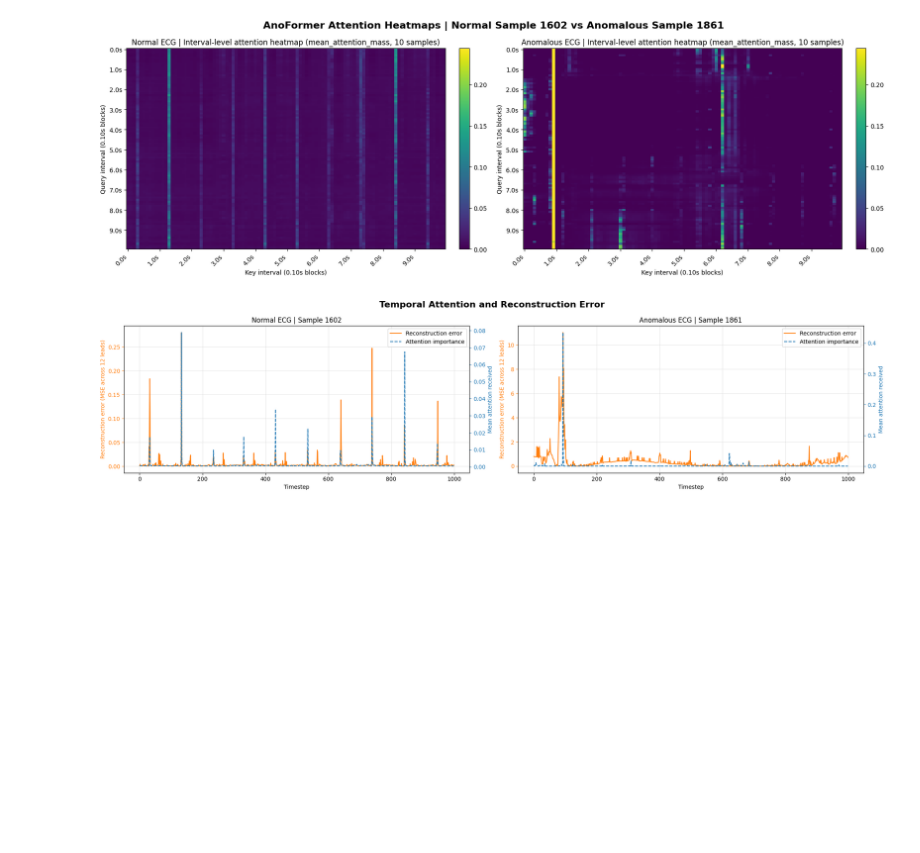
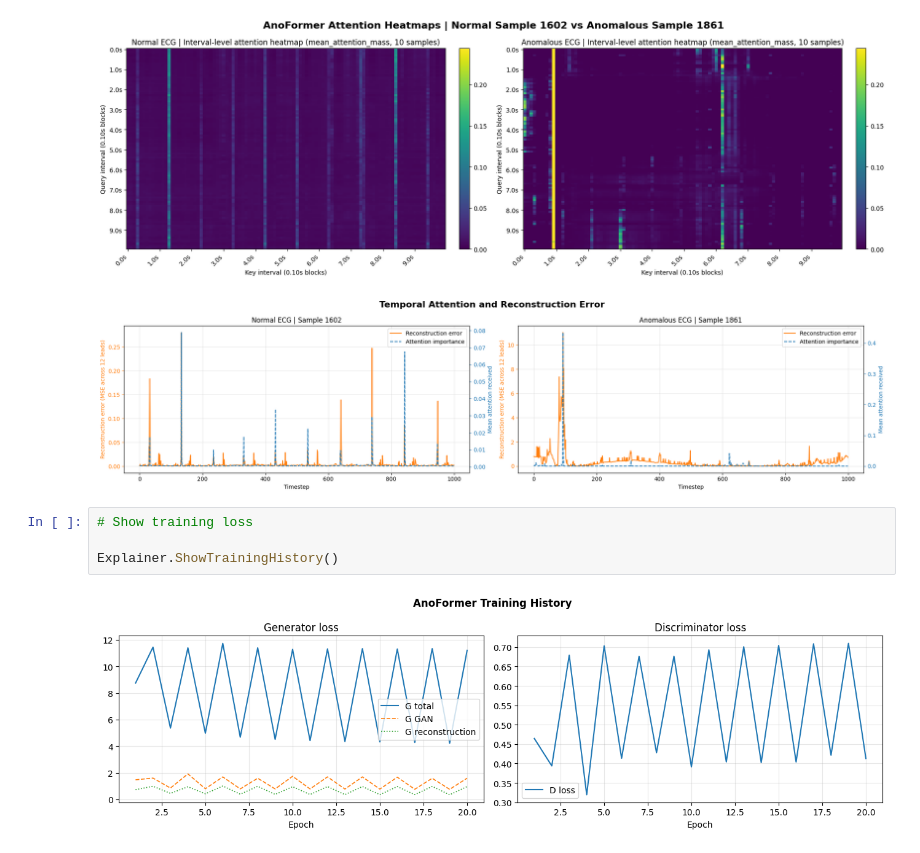
Before and after one commit to sharaffatima/Thesis, a Jupyter notebook: notebooks/02_train_anoformer.ipynb, the cells around one changed output. Drawn from its saved outputs; the diff is of its cells as text; blank space fills up the shorter version.

```diff
--- a/notebooks/02_train_anoformer.ipynb
+++ b/notebooks/02_train_anoformer.ipynb
@@ -410,3 +387,9 @@ Anomalous index: 1861 Label: 1
 [figure]
 [figure]
 [figure]
+# %%
+# Show training loss
+
+Explainer.ShowTrainingHistory()
+# %% [output]
+[figure, added]
```
Also changed, not shown: parts of 4 cells of this notebook.
